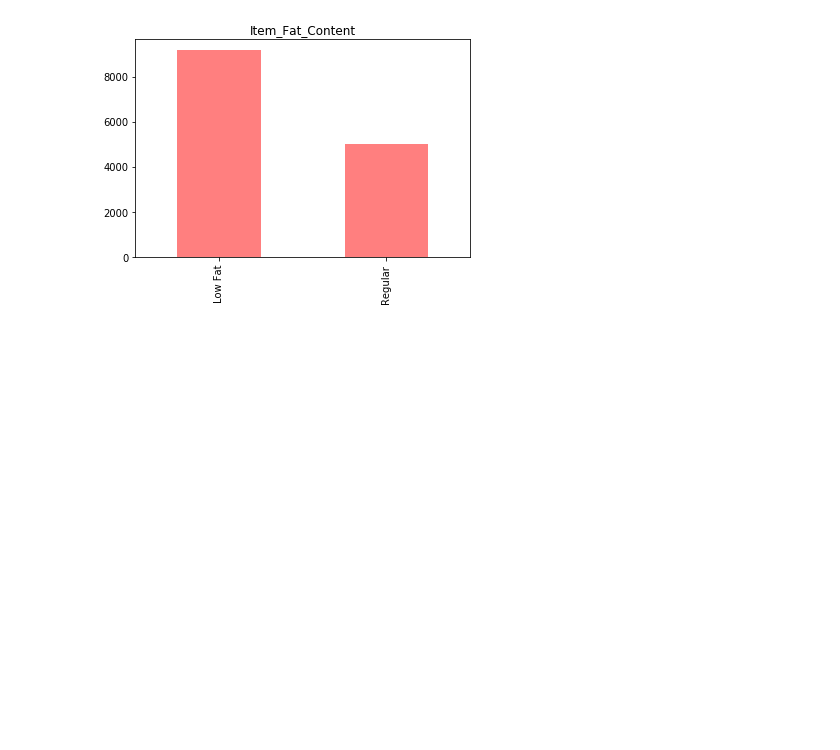
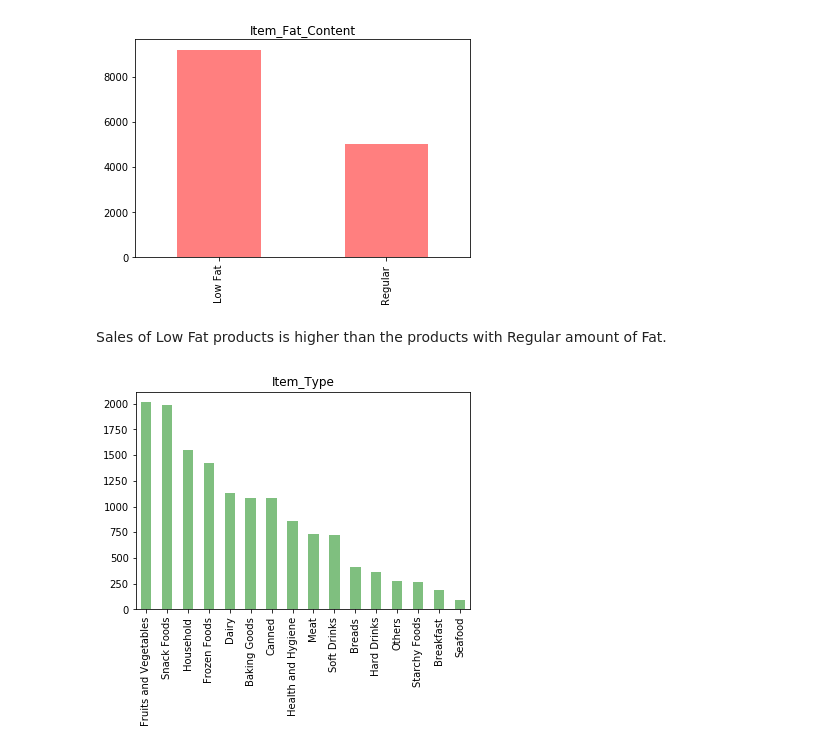
Before and after one commit to deepakmarichi/Big-Mart-Sales-Prediction, a Jupyter notebook: Sales_Prediction.ipynb, the cells around one changed output. Drawn from its saved outputs; the diff is of its cells as text; code cells hidden in the pictures; blank space fills up the shorter version.

```diff
--- a/Sales_Prediction.ipynb
+++ b/Sales_Prediction.ipynb
@@ -144,3 +157,13 @@ combined['Item_Fat_Content'].value_counts().plot.bar(title='Item_Fat_Content',co
 plt.show()
 # %% [output]
 [figure]
+# %% [markdown]
+Sales of Low Fat products is higher than the products with Regular amount of Fat.
+# %%
+# Item_Type
+
+combined['Item_Type'].value_counts().plot.bar(color='G',alpha=0.5)
+plt.title('Item_Type')
+plt.show()
+# %% [output]
+[figure, added]
```
Also changed, not shown: parts of 23 cells of this notebook.
